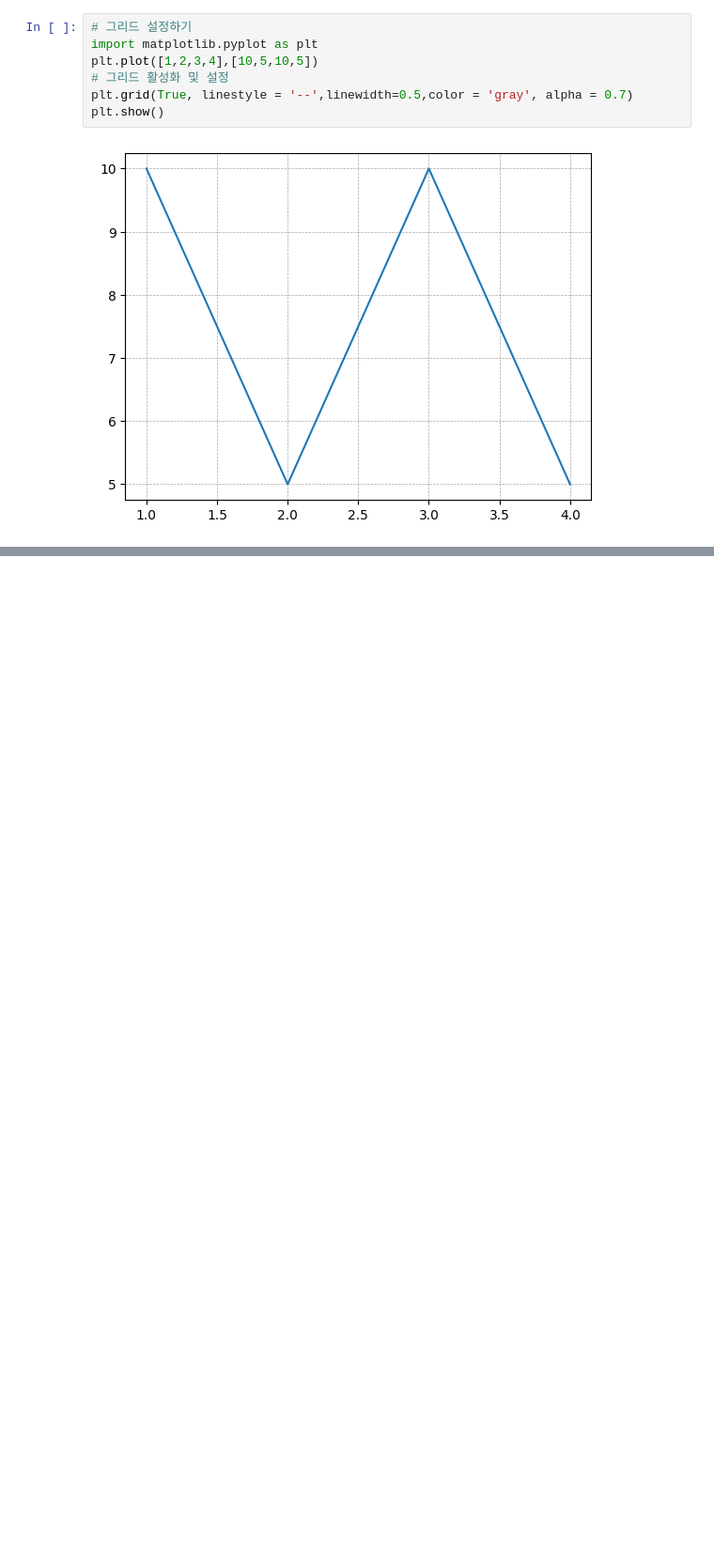
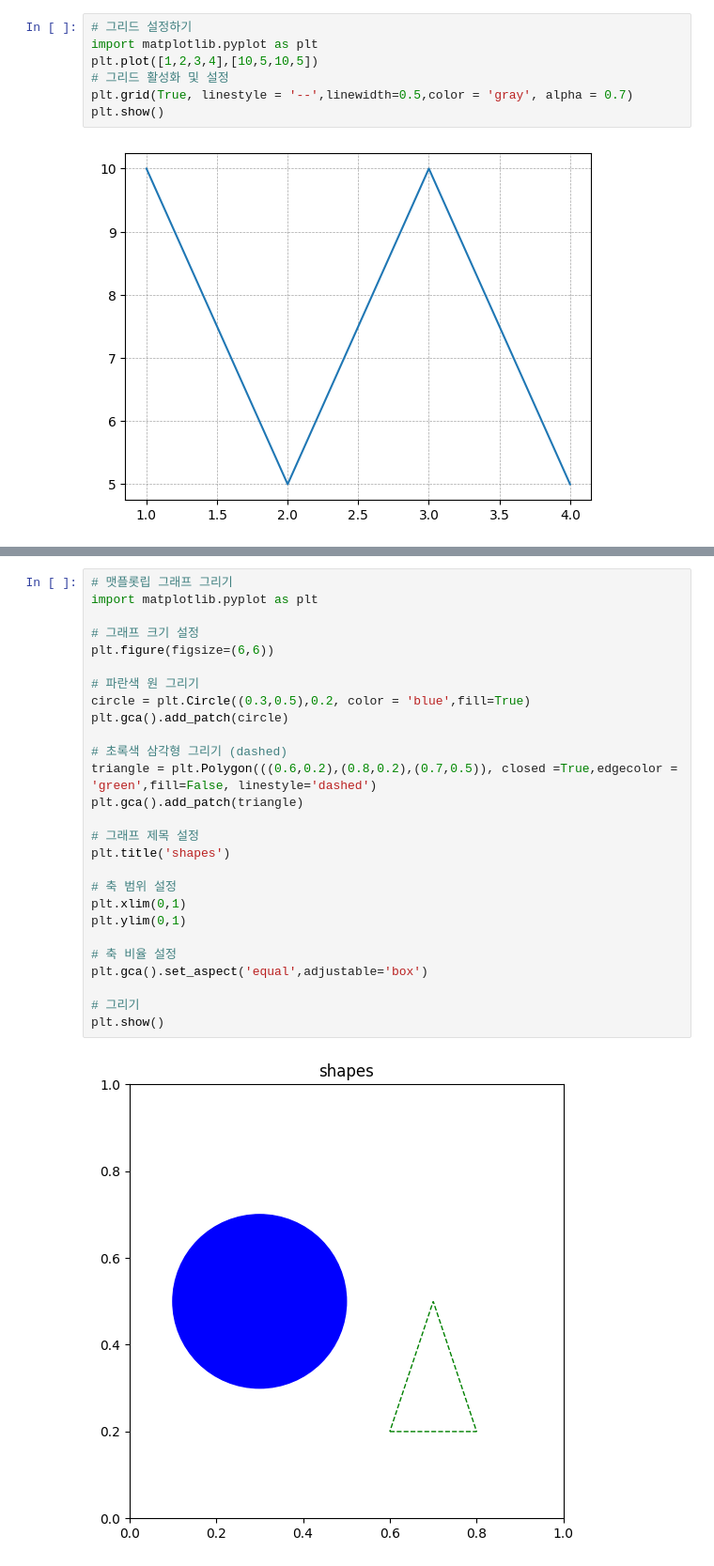
Before and after one commit to DDORINY/study_AI_26, a Jupyter notebook: Matplotlib.ipynb, the cells around one changed output, grey strips where cells are left out. Shown at 94% size. Saved outputs shown, nothing was run; the diff lists cells and outputs as text; blank space fills up the shorter version.

```diff
--- a/Matplotlib.ipynb
+++ b/Matplotlib.ipynb
@@ -253,0 +275,29 @@ plt.show()
+# %%
+# 맷플롯립 그래프 그리기
+import matplotlib.pyplot as plt
+
+# 그래프 크기 설정
+plt.figure(figsize=(6,6))
+
+# 파란색 원 그리기
+circle = plt.Circle((0.3,0.5),0.2, color = 'blue',fill=True)
+plt.gca().add_patch(circle)
+
+# 초록색 삼각형 그리기 (dashed)
+triangle = plt.Polygon(((0.6,0.2),(0.8,0.2),(0.7,0.5)), closed =True,edgecolor = 'green',fill=False, linestyle='dashed')
+plt.gca().add_patch(triangle)
+
+# 그래프 제목 설정
+plt.title('shapes')
+
+# 축 범위 설정
+plt.xlim(0,1)
+plt.ylim(0,1)
+
+# 축 비율 설정
+plt.gca().set_aspect('equal',adjustable='box')
+
+# 그리기
+plt.show()
+# %% [output]
+[figure, added]
```
Also changed, not shown: parts of 2 cells of this notebook, 12 other files.
